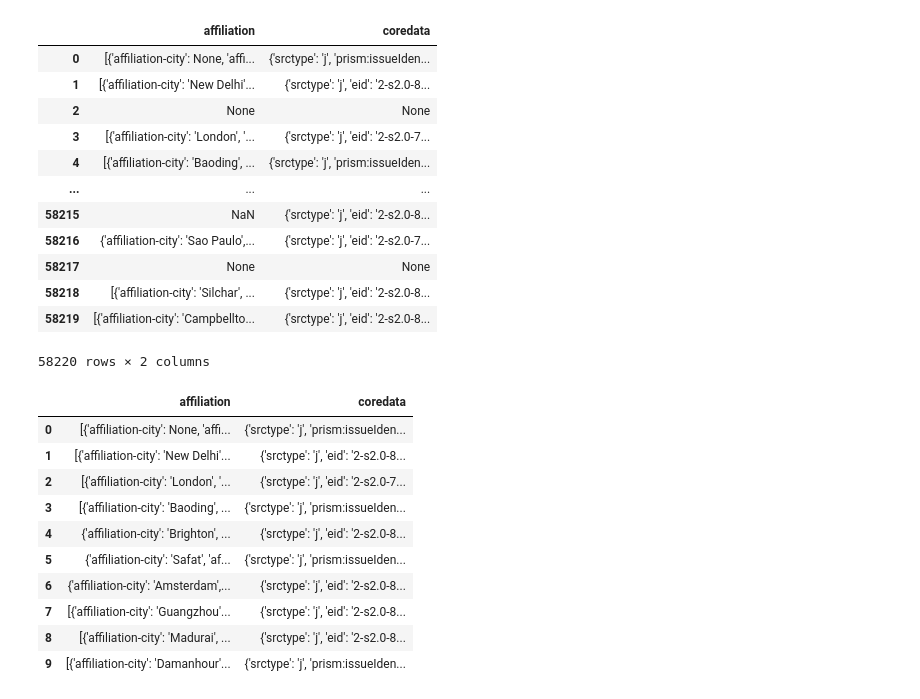
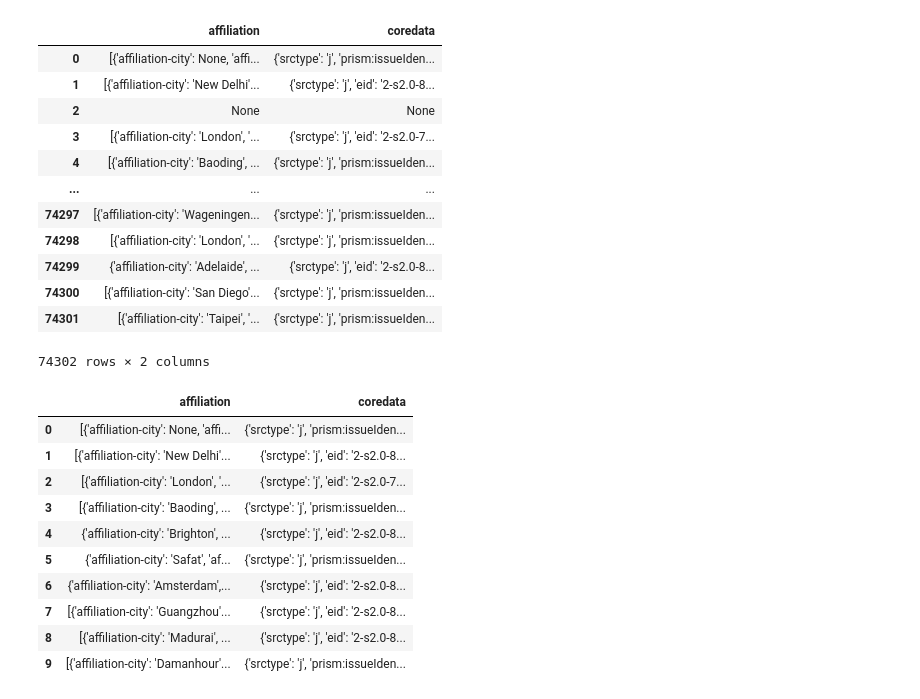
Before and after one commit to kopatri/cs5099masterthesis, a Jupyter notebook: notebooks/Scopus-Test.ipynb, the cells around one changed output. Saved outputs shown, nothing was run; the diff lists cells and outputs as text; code cells hidden in the pictures.

```diff
--- a/notebooks/Scopus-Test.ipynb
+++ b/notebooks/Scopus-Test.ipynb
@@ -70,23 +70,27 @@ df_current_extra_info
 dict_extra_info = dict()
 dict_extra_info[0] = AffiliationsFromScopusByDOI(client, '10.1109/MCOM.2016.7509373')
 dict_extra_info[1] = AffiliationsFromScopusByDOI(client, '10.1109/MCOM.2016.7509373')
-# %%
-df_current_extra_info = pd.read_pickle('extra_info_CS5099.pkl')
-df_current_extra_info
-# %% [output]
-|  | affiliation | coredata |
-| 0 | [{'affiliation-city': None, 'affi... | {'srctype': 'j', 'prism:issueIden... |
-| 1 | [{'affiliation-city': 'New Delhi'... | {'srctype': 'j', 'eid': '2-s2.0-8... |
-| 2 | None | None |
-| 3 | [{'affiliation-city': 'London', '... | {'srctype': 'j', 'eid': '2-s2.0-7... |
-| 4 | [{'affiliation-city': 'Baoding', ... | {'srctype': 'j', 'prism:issueIden... |
-| ... | ... | ... |
-| 58215 | NaN | {'srctype': 'j', 'eid': '2-s2.0-8... |
-| 58216 | {'affiliation-city': 'Sao Paulo',... | {'srctype': 'j', 'eid': '2-s2.0-7... |
-| 58217 | None | None |
-| 58218 | [{'affiliation-city': 'Silchar', ... | {'srctype': 'j', 'eid': '2-s2.0-8... |
-| 58219 | [{'affiliation-city': 'Campbellto... | {'srctype': 'j', 'eid': '2-s2.0-8... |
-58220 rows × 2 columns
+# %%
+read_affiliation = pd.read_pickle('extra_info_affiliation_CS5099.pkl')
+read_coredata = pd.read_pickle('extra_info_coredata_CS5099.pkl')
+df_current_extra_info = pd.DataFrame()
+df_current_extra_info['affiliation'] = read_affiliation
+df_current_extra_info['coredata'] = read_coredata
+df_current_extra_info
+# %% [output]
+|  | affiliation | coredata |
+| 0 | [{'affiliation-city': None, 'affi... | {'srctype': 'j', 'prism:issueIden... |
+| 1 | [{'affiliation-city': 'New Delhi'... | {'srctype': 'j', 'eid': '2-s2.0-8... |
+| 2 | None | None |
+| 3 | [{'affiliation-city': 'London', '... | {'srctype': 'j', 'eid': '2-s2.0-7... |
+| 4 | [{'affiliation-city': 'Baoding', ... | {'srctype': 'j', 'prism:issueIden... |
+| ... | ... | ... |
+| 74297 | [{'affiliation-city': 'Wageningen... | {'srctype': 'j', 'prism:issueIden... |
+| 74298 | [{'affiliation-city': 'London', '... | {'srctype': 'j', 'prism:issueIden... |
+| 74299 | {'affiliation-city': 'Adelaide', ... | {'srctype': 'j', 'eid': '2-s2.0-8... |
+| 74300 | [{'affiliation-city': 'San Diego'... | {'srctype': 'j', 'prism:issueIden... |
+| 74301 | [{'affiliation-city': 'Taipei', '... | {'srctype': 'j', 'prism:issueIden... |
+74302 rows × 2 columns
 # %%
 # %%time
 # CORD19_CSV = pd.read_csv('../data/cord-19/CORD19_software_mentions.csv')
```
Also changed, not shown: parts of 4 cells of this notebook, 5 other files.
